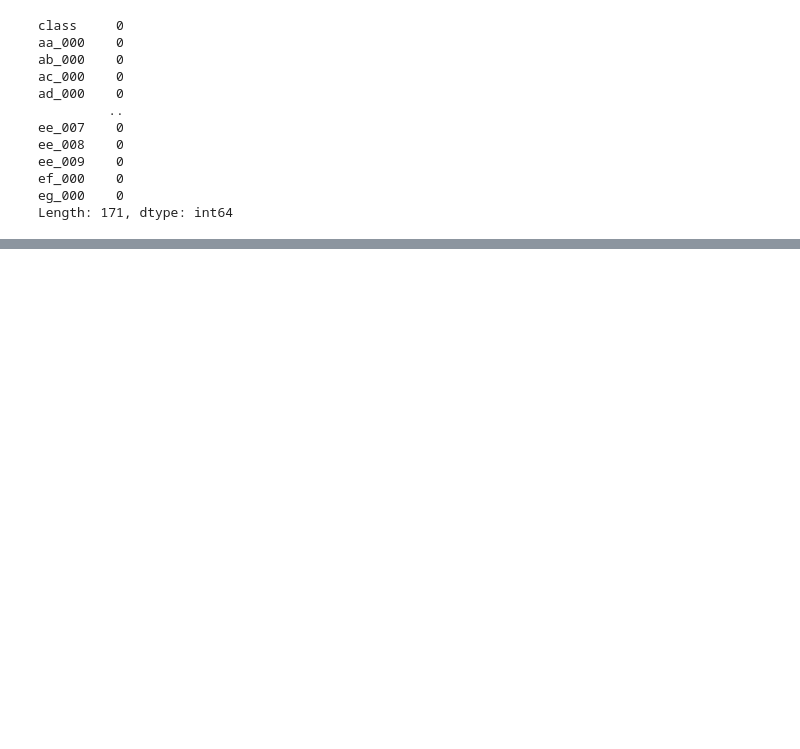
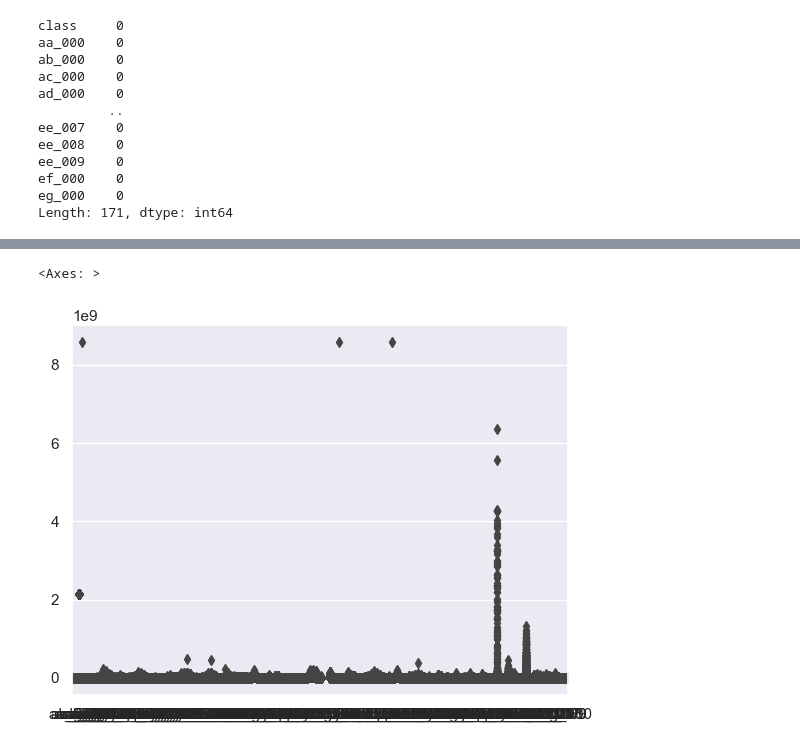
Before and after one commit to TatiHelena/DataPreparation, a Jupyter notebook: TatianeHelenAlves_DPrepHDip_CA1.ipynb, the cells around one changed output, grey strips where cells are left out. Drawn from its saved outputs; the diff is of its cells as text; code cells hidden in the pictures; blank space fills up the shorter version.

```diff
--- a/TatianeHelenAlves_DPrepHDip_CA1.ipynb
+++ b/TatianeHelenAlves_DPrepHDip_CA1.ipynb
@@ -107,0 +198,4 @@ Length: 171, dtype: int64
+# %%
+float_col = aps_test.select_dtypes(include=['float64'])
+for col in float_col.columns.values:
+    aps_test[col] = aps_test[col].astype('int64')
@@ -107,0 +251,5 @@ Length: 171, dtype: int64
+# %%
+sns.boxplot(data=aps_test)
+# %% [output]
+<Axes: >
+[figure, added]
```
Also changed, not shown: parts of 40 cells of this notebook.
